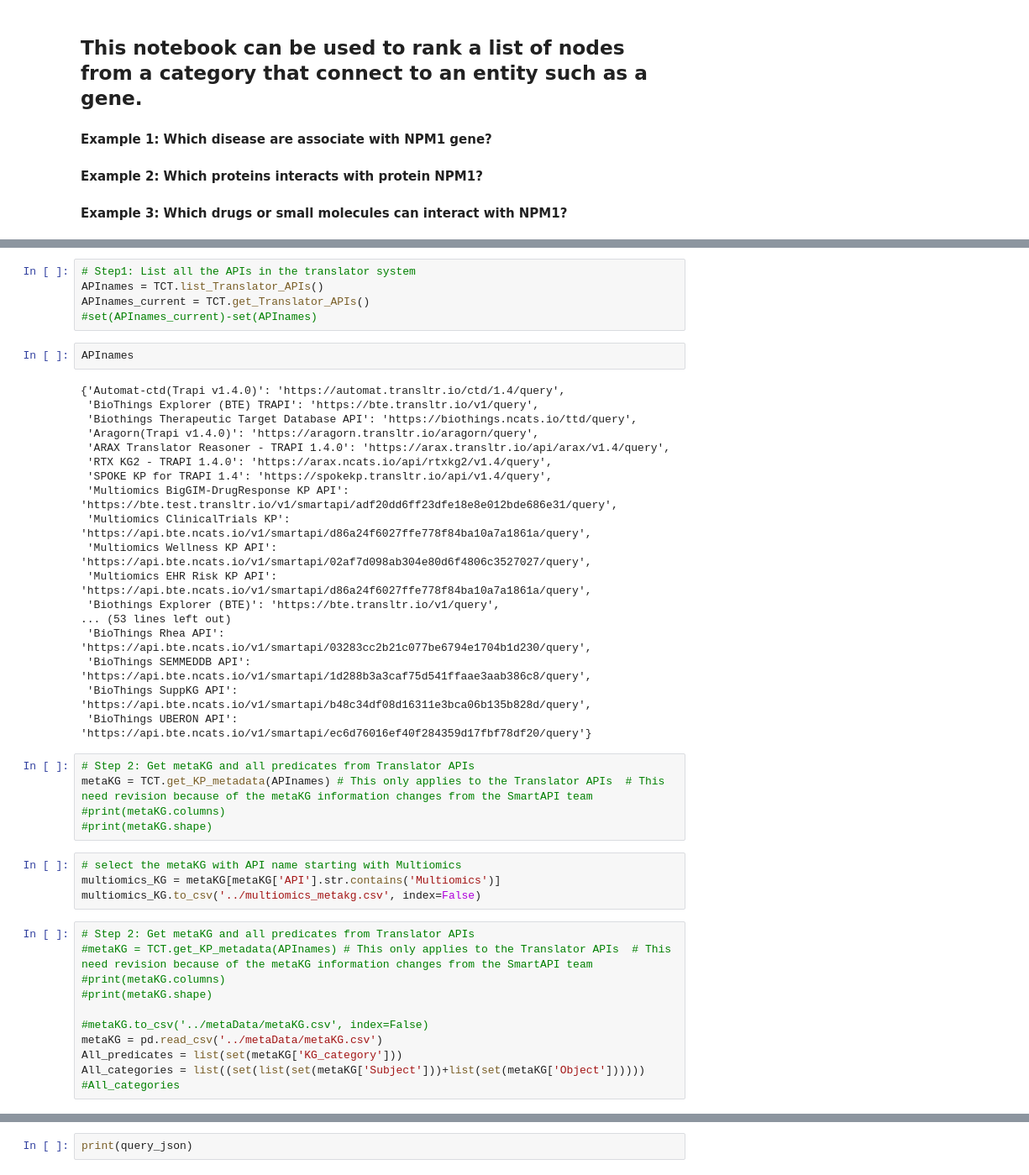
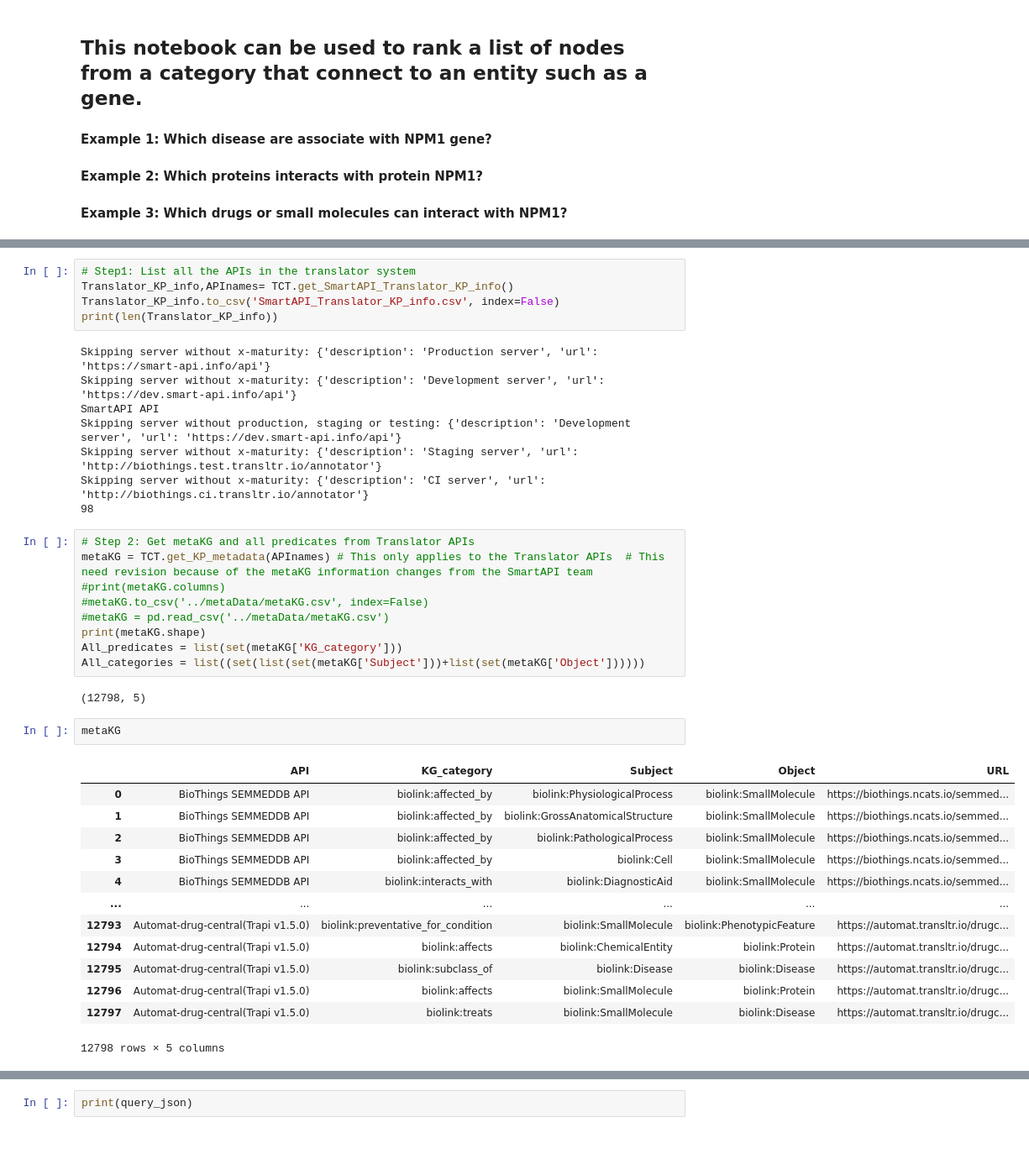
Before and after one commit to sierra-moxon/Translator_component_toolkit, a Jupyter notebook: notebooks/Connection_finder.ipynb, the cells around one changed output, grey strips where cells are left out. Shown at 84% size. Saved outputs shown, nothing was run; the diff lists cells and outputs as text; blank space fills up the shorter version.

```diff
--- a/notebooks/Connection_finder.ipynb
+++ b/notebooks/Connection_finder.ipynb
@@ -13,48 +14,43 @@ import pandas as pd
 # %%
 # Step1: List all the APIs in the translator system
-APInames = TCT.list_Translator_APIs()
-APInames_current = TCT.get_Translator_APIs()
-#set(APInames_current)-set(APInames)
+Translator_KP_info,APInames= TCT.get_SmartAPI_Translator_KP_info()
+Translator_KP_info.to_csv('SmartAPI_Translator_KP_info.csv', index=False)
+print(len(Translator_KP_info))
+# %% [output]
+Skipping server without x-maturity: {'description': 'Production server', 'url': 'https://smart-api.info/api'}
+Skipping server without x-maturity: {'description': 'Development server', 'url': 'https://dev.smart-api.info/api'}
+SmartAPI API
+Skipping server without production, staging or testing: {'description': 'Development server', 'url': 'https://dev.smart-api.info/api'}
+Skipping server without x-maturity: {'description': 'Staging server', 'url': 'http://biothings.test.transltr.io/annotator'}
+Skipping server without x-maturity: {'description': 'CI server', 'url': 'http://biothings.ci.transltr.io/annotator'}
+98
-# %%
-APInames
-# %% [output]
-{'Automat-ctd(Trapi v1.4.0)': 'https://automat.transltr.io/ctd/1.4/query',
- 'BioThings Explorer (BTE) TRAPI': 'https://bte.transltr.io/v1/query',
- 'Biothings Therapeutic Target Database API': 'https://biothings.ncats.io/ttd/query',
- 'Aragorn(Trapi v1.4.0)': 'https://aragorn.transltr.io/aragorn/query',
- 'ARAX Translator Reasoner - TRAPI 1.4.0': 'https://arax.transltr.io/api/arax/v1.4/query',
- 'RTX KG2 - TRAPI 1.4.0': 'https://arax.ncats.io/api/rtxkg2/v1.4/query',
- 'SPOKE KP for TRAPI 1.4': 'https://spokekp.transltr.io/api/v1.4/query',
- 'Multiomics BigGIM-DrugResponse KP API': 'https://bte.test.transltr.io/v1/smartapi/adf20dd6ff23dfe18e8e012bde686e31/query',
- 'Multiomics ClinicalTrials KP': 'https://api.bte.ncats.io/v1/smartapi/d86a24f6027ffe778f84ba10a7a1861a/query',
- 'Multiomics Wellness KP API': 'https://api.bte.ncats.io/v1/smartapi/02af7d098ab304e80d6f4806c3527027/query',
- 'Multiomics EHR Risk KP API': 'https://api.bte.ncats.io/v1/smartapi/d86a24f6027ffe778f84ba10a7a1861a/query',
- 'Biothings Explorer (BTE)': 'https://bte.transltr.io/v1/query',
-... (53 lines left out)
- 'BioThings Rhea API': 'https://api.bte.ncats.io/v1/smartapi/03283cc2b21c077be6794e1704b1d230/query',
- 'BioThings SEMMEDDB API': 'https://api.bte.ncats.io/v1/smartapi/1d288b3a3caf75d541ffaae3aab386c8/query',
- 'BioThings SuppKG API': 'https://api.bte.ncats.io/v1/smartapi/b48c34df08d16311e3bca06b135b828d/query',
- 'BioThings UBERON API': 'https://api.bte.ncats.io/v1/smartapi/ec6d76016ef40f284359d17fbf78df20/query'}
 # %%
 # Step 2: Get metaKG and all predicates from Translator APIs
 metaKG = TCT.get_KP_metadata(APInames) # This only applies to the Translator APIs  # This need revision because of the metaKG information changes from the SmartAPI team
 #print(metaKG.columns)
-#print(metaKG.shape)
+#metaKG.to_csv('../metaData/metaKG.csv', index=False)
+#metaKG = pd.read_csv('../metaData/metaKG.csv')
+print(metaKG.shape)
+All_predicates = list(set(metaKG['KG_category']))
+All_categories = list((set(list(set(metaKG['Subject']))+list(set(metaKG['Object'])))))
+# %% [output]
+(12798, 5)
-# %%
-# select the metaKG with API name starting with Multiomics
-multiomics_KG = metaKG[metaKG['API'].str.contains('Multiomics')]
-multiomics_KG.to_csv('../multiomics_metakg.csv', index=False)
-# %%
-# Step 2: Get metaKG and all predicates from Translator APIs
-#metaKG = TCT.get_KP_metadata(APInames) # This only applies to the Translator APIs  # This need revision because of the metaKG information changes from the SmartAPI team
-#print(metaKG.columns)
-#print(metaKG.shape)
-
-#metaKG.to_csv('../metaData/metaKG.csv', index=False)
-metaKG = pd.read_csv('../metaData/metaKG.csv')
-All_predicates = list(set(metaKG['KG_category']))
-All_categories = list((set(list(set(metaKG['Subject']))+list(set(metaKG['Object'])))))
-#All_categories
+# %%
+metaKG
+# %% [output]
+|  | API | KG_category | Subject | Object | URL |
+| 0 | BioThings SEMMEDDB API | biolink:affected_by | biolink:PhysiologicalProcess | biolink:SmallMolecule | https://biothings.ncats.io/semmed... |
+| 1 | BioThings SEMMEDDB API | biolink:affected_by | biolink:GrossAnatomicalStructure | biolink:SmallMolecule | https://biothings.ncats.io/semmed... |
+| 2 | BioThings SEMMEDDB API | biolink:affected_by | biolink:PathologicalProcess | biolink:SmallMolecule | https://biothings.ncats.io/semmed... |
+| 3 | BioThings SEMMEDDB API | biolink:affected_by | biolink:Cell | biolink:SmallMolecule | https://biothings.ncats.io/semmed... |
+| 4 | BioThings SEMMEDDB API | biolink:interacts_with | biolink:DiagnosticAid | biolink:SmallMolecule | https://biothings.ncats.io/semmed... |
+| ... | ... | ... | ... | ... | ... |
+| 12793 | Automat-drug-central(Trapi v1.5.0) | biolink:preventative_for_condition | biolink:SmallMolecule | biolink:PhenotypicFeature | https://automat.transltr.io/drugc... |
+| 12794 | Automat-drug-central(Trapi v1.5.0) | biolink:affects | biolink:ChemicalEntity | biolink:Protein | https://automat.transltr.io/drugc... |
+| 12795 | Automat-drug-central(Trapi v1.5.0) | biolink:subclass_of | biolink:Disease | biolink:Disease | https://automat.transltr.io/drugc... |
+| 12796 | Automat-drug-central(Trapi v1.5.0) | biolink:affects | biolink:SmallMolecule | biolink:Protein | https://automat.transltr.io/drugc... |
+| 12797 | Automat-drug-central(Trapi v1.5.0) | biolink:treats | biolink:SmallMolecule | biolink:Disease | https://automat.transltr.io/drugc... |
+12798 rows × 5 columns
 # %%
 # Step 3: set input parameters
 # Test multiomics BigGIM Drug Response KP
```
Also changed, not shown: parts of 8 cells of this notebook, 5 other files.
